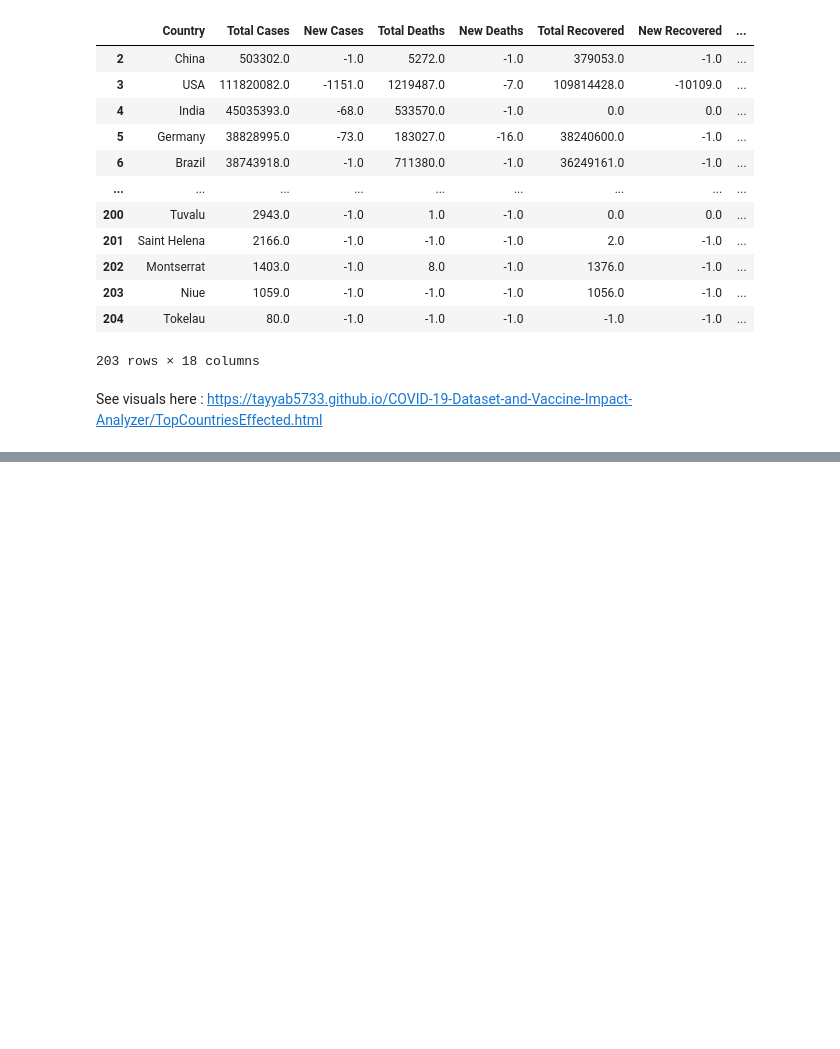
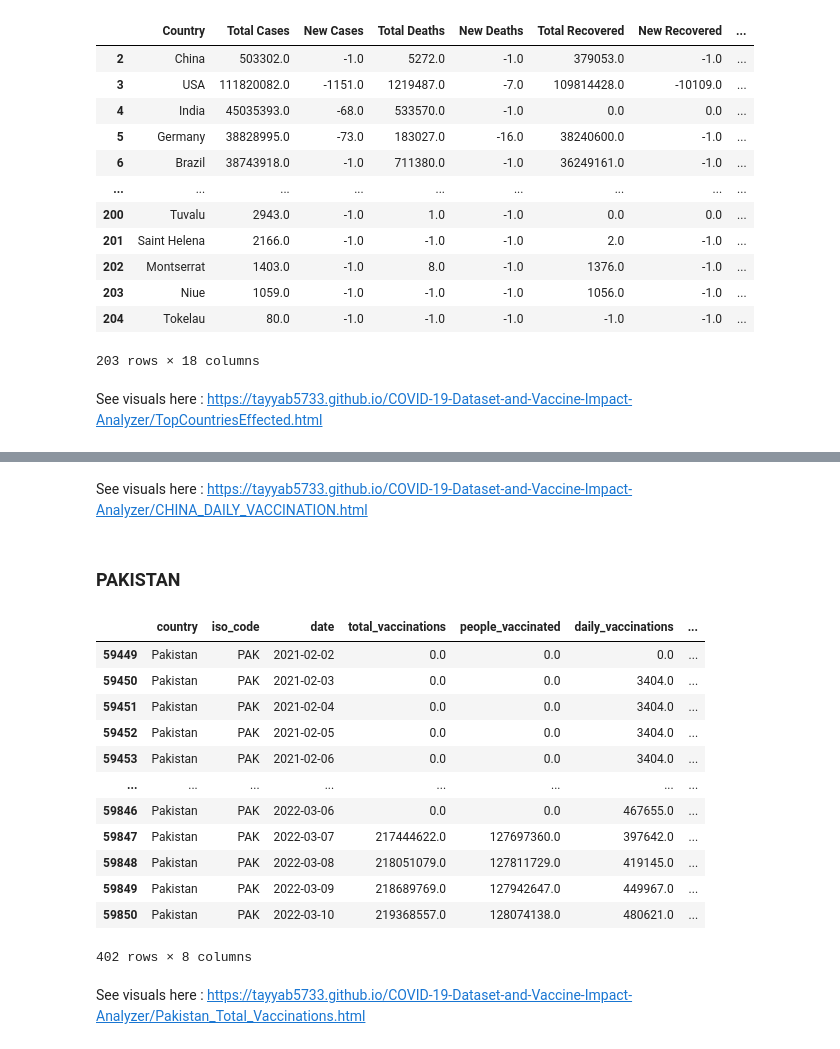
Before and after one commit to Tayyab5733/COVID-19-Dataset-and-Vaccine-Impact-Analyzer, a Jupyter notebook: code.ipynb, the cells around one changed output, grey strips where cells are left out. Saved outputs shown, nothing was run; the diff lists cells and outputs as text; code cells hidden in the pictures; blank space fills up the shorter version.

```diff
--- a/code.ipynb
+++ b/code.ipynb
@@ -248,0 +395,21 @@ See visuals here : https://tayyab5733.github.io/COVID-19-Dataset-and-Vaccine-Imp
+# %% [markdown]
+See visuals here : https://tayyab5733.github.io/COVID-19-Dataset-and-Vaccine-Impact-Analyzer/CHINA_DAILY_VACCINATION.html
+# %% [markdown]
+### PAKISTAN
+# %%
+df_PAK = df[df["iso_code"] == 'PAK'].copy()
+df_PAK
+# %% [output]
+|  | country | iso_code | date | total_vaccinations | people_vaccinated | daily_vaccinations | ... |
+| 59449 | Pakistan | PAK | 2021-02-02 | 0.0 | 0.0 | 0.0 | ... |
+| 59450 | Pakistan | PAK | 2021-02-03 | 0.0 | 0.0 | 3404.0 | ... |
+| 59451 | Pakistan | PAK | 2021-02-04 | 0.0 | 0.0 | 3404.0 | ... |
+| 59452 | Pakistan | PAK | 2021-02-05 | 0.0 | 0.0 | 3404.0 | ... |
+| 59453 | Pakistan | PAK | 2021-02-06 | 0.0 | 0.0 | 3404.0 | ... |
+| ... | ... | ... | ... | ... | ... | ... | ... |
+| 59846 | Pakistan | PAK | 2022-03-06 | 0.0 | 0.0 | 467655.0 | ... |
+| 59847 | Pakistan | PAK | 2022-03-07 | 217444622.0 | 127697360.0 | 397642.0 | ... |
+| 59848 | Pakistan | PAK | 2022-03-08 | 218051079.0 | 127811729.0 | 419145.0 | ... |
+| 59849 | Pakistan | PAK | 2022-03-09 | 218689769.0 | 127942647.0 | 449967.0 | ... |
+| 59850 | Pakistan | PAK | 2022-03-10 | 219368557.0 | 128074138.0 | 480621.0 | ... |
+402 rows × 8 columns
@@ -248,0 +422,2 @@ See visuals here : https://tayyab5733.github.io/COVID-19-Dataset-and-Vaccine-Imp
+# %% [markdown]
+See visuals here : https://tayyab5733.github.io/COVID-19-Dataset-and-Vaccine-Impact-Analyzer/Pakistan_Total_Vaccinations.html
```
Also changed, not shown: parts of 24 cells of this notebook, 9 other files.
